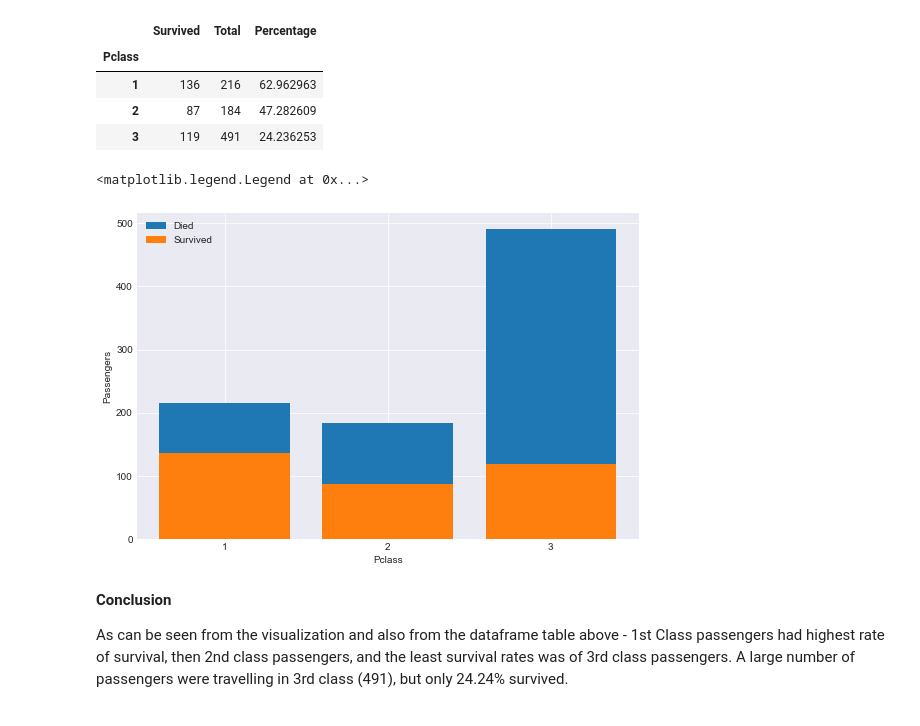
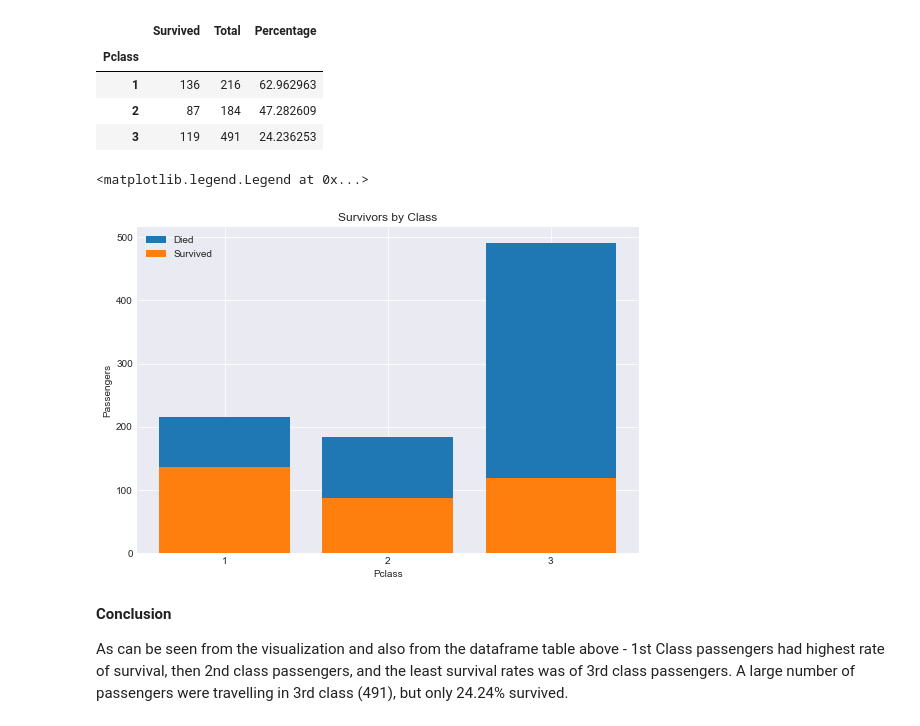
Before and after one commit to vikramsjn/Investigate-Titanic-Dataset, a Jupyter notebook: Analysis of Titanic Dataset.ipynb, the cells around one changed output. Saved outputs shown, nothing was run; the diff lists cells and outputs as text; code cells hidden in the pictures.

```diff
--- a/Analysis of Titanic Dataset.ipynb
+++ b/Analysis of Titanic Dataset.ipynb
@@ -220,20 +226,21 @@ survived_total_by_pclass
 # %%
 x = survived_total_by_pclass.index.values
 ht = survived_total_by_pclass.Total
 hs = survived_total_by_pclass.Survived
 
 pht = plt.bar(x, ht)
 phs = plt.bar(x, hs)
 
 plt.xticks(x, x)
 plt.xlabel('Pclass')
 plt.ylabel('Passengers')
+plt.title('Survivors by Class')
 
 
 plt.legend([pht,phs],['Died', 'Survived'])
 # %% [output]
 <matplotlib.legend.Legend at 0x...>
-[figure, old version]
+[figure, new version]
 # %% [markdown]
 **Conclusion**
 
```
Also changed, not shown: parts of 18 cells of this notebook, 1 other file.
